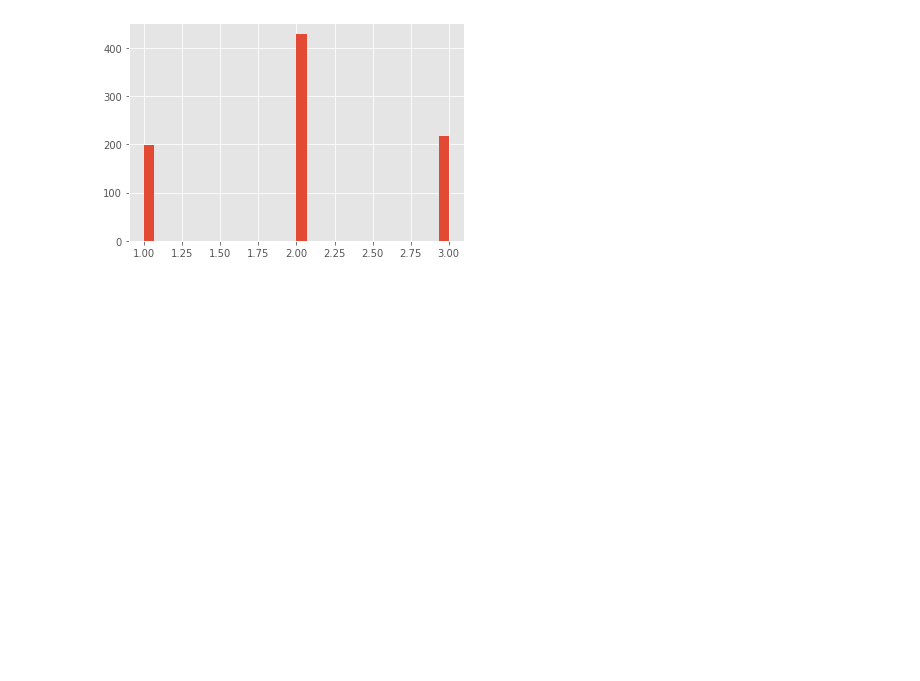
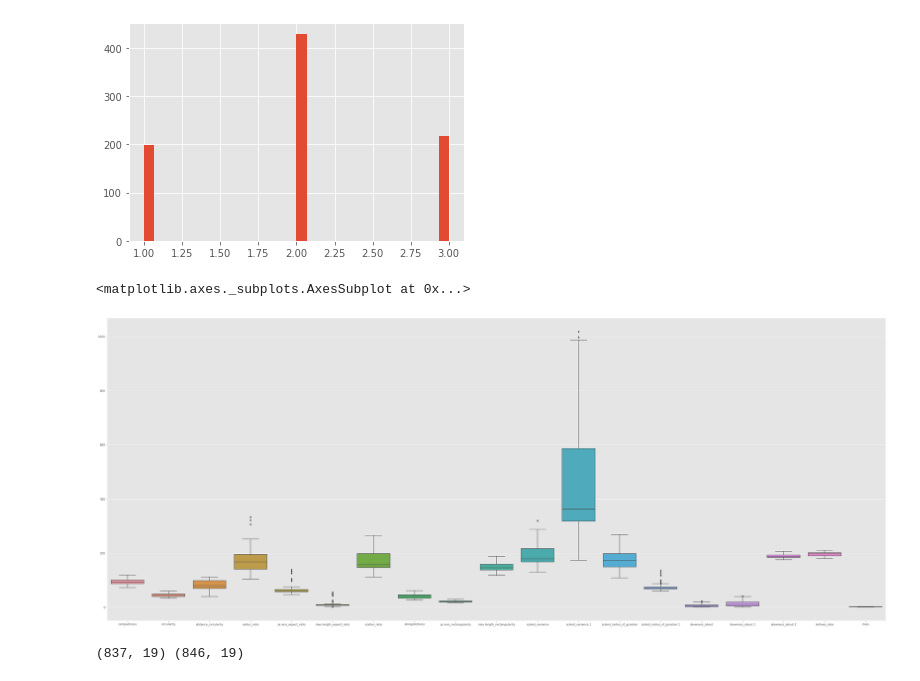
Before and after one commit to imanjunathn/Unsupervised_project, a Jupyter notebook: Unsupervised_project.ipynb, the cells around one changed output. Saved outputs shown, nothing was run; the diff lists cells and outputs as text; code cells hidden in the pictures; blank space fills up the shorter version.

Commit message:
Outliers checking
1. Outliers anaylysing using boxplot and IQR

```diff
--- a/Unsupervised_project.ipynb
+++ b/Unsupervised_project.ipynb
@@ -819,0 +824,7 @@ replaced_data['class'].hist(bins=30)
+# %%
+# lets check outliers in data
+plt.figure(figsize=(50,20))
+sns.boxplot(data=replaced_data)
+# %% [output]
+<matplotlib.axes._subplots.AxesSubplot at 0x...>
+[figure, added]
@@ -819,0 +838,5 @@ replaced_data['class'].hist(bins=30)
+# %%
+replaced_data_radius_ration_out = replaced_data[~((replaced_data < (radius_ratio_percentile_5 - 1.5 * radius_ratio_IQR))|(replaced_data > (radius_ratio_percentile_95 + 1.5 * radius_ratio_IQR))).any(axis=1)]
+print(replaced_data_radius_ration_out.shape,replaced_data.shape)
+# %% [output]
+(837, 19) (846, 19)
```
Also changed, not shown: parts of 4 cells of this notebook.
